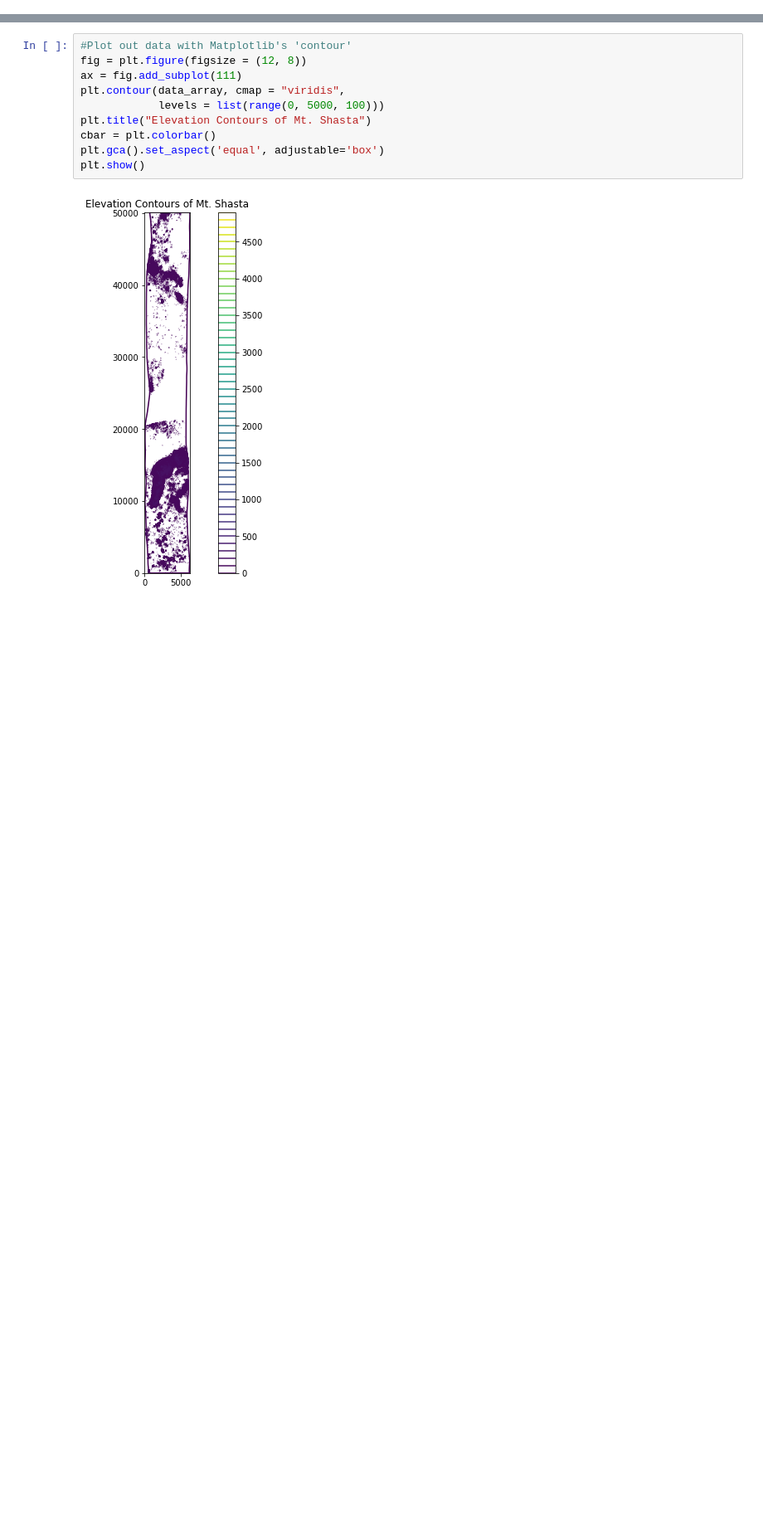
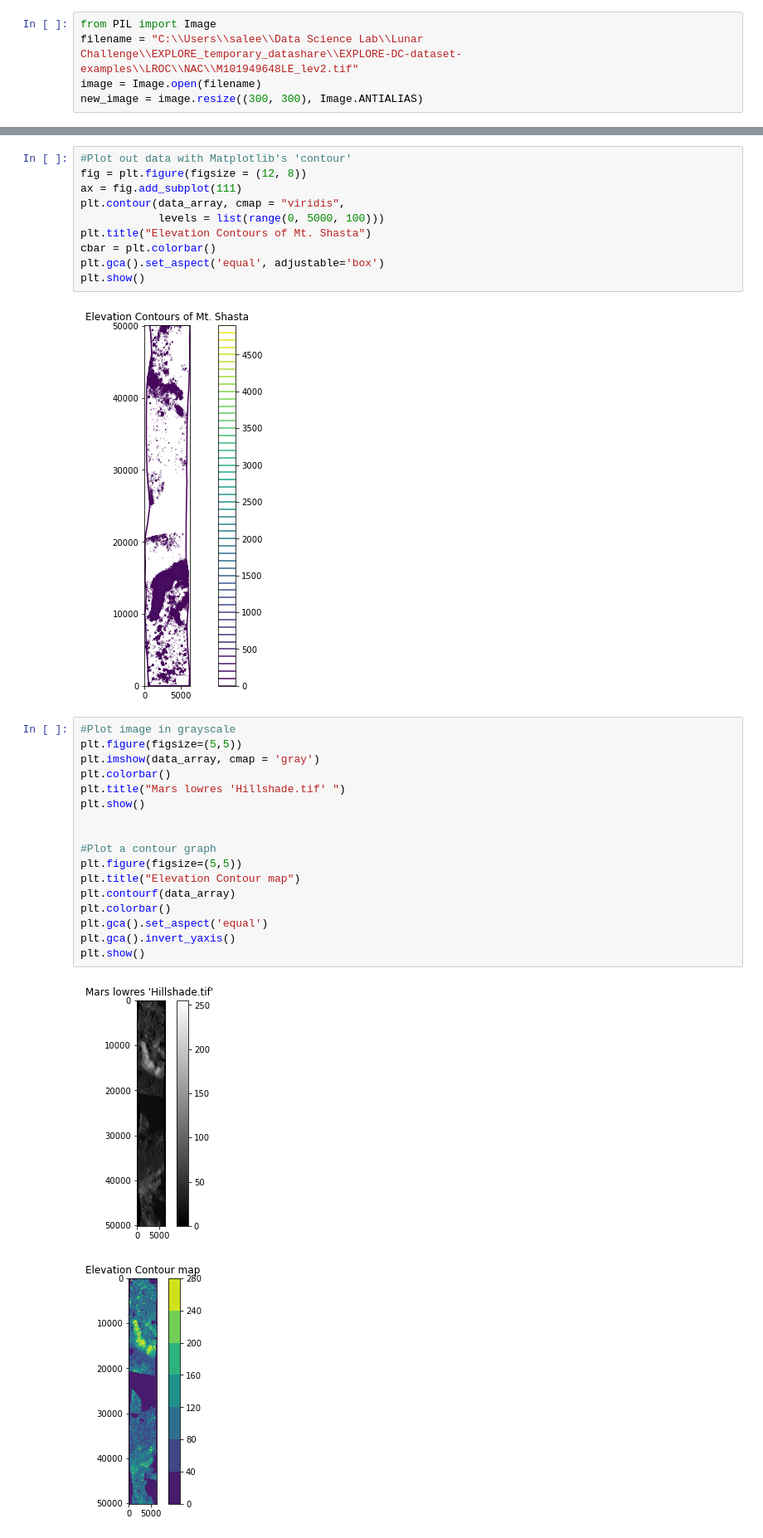
Before and after one commit to SalimFares4/Image-Segmentation, a Jupyter notebook: Code/Visualization/Earth Lab.ipynb, the cells around one changed output, grey strips where cells are left out. Shown: that part at 83% size. Drawn from its saved outputs; the diff is of its cells as text; blank space fills up the shorter version.

```diff
--- a/Code/Visualization/Earth Lab.ipynb
+++ b/Code/Visualization/Earth Lab.ipynb
@@ -8,0 +14,5 @@ import elevation
+# %%
+from PIL import Image
+filename = "C:\\Users\\salee\\Data Science Lab\\Lunar Challenge\\EXPLORE_temporary_datashare\\EXPLORE-DC-dataset-examples\\LROC\\NAC\\M101949648LE_lev2.tif"
+image = Image.open(filename)
+new_image = image.resize((300, 300), Image.ANTIALIAS)
@@ -35,5 +50,25 @@ plt.gca().set_aspect('equal', adjustable='box')
 plt.show()
 # %% [output]
 [figure]
+# %%
+#Plot image in grayscale
+plt.figure(figsize=(5,5))
+plt.imshow(data_array, cmap = 'gray')
+plt.colorbar()
+plt.title("Mars lowres 'Hillshade.tif' ")
+plt.show()
+
+
+#Plot a contour graph
+plt.figure(figsize=(5,5))
+plt.title("Elevation Contour map")
+plt.contourf(data_array)
+plt.colorbar()
+plt.gca().set_aspect('equal')
+plt.gca().invert_yaxis()
+plt.show()
+# %% [output]
+[figure, added]
+[figure, added]
 # %%
 #Plot our data with Matplotlib's 'contourf'
```
Also changed, not shown: parts of 5 cells of this notebook, 1 other file.
